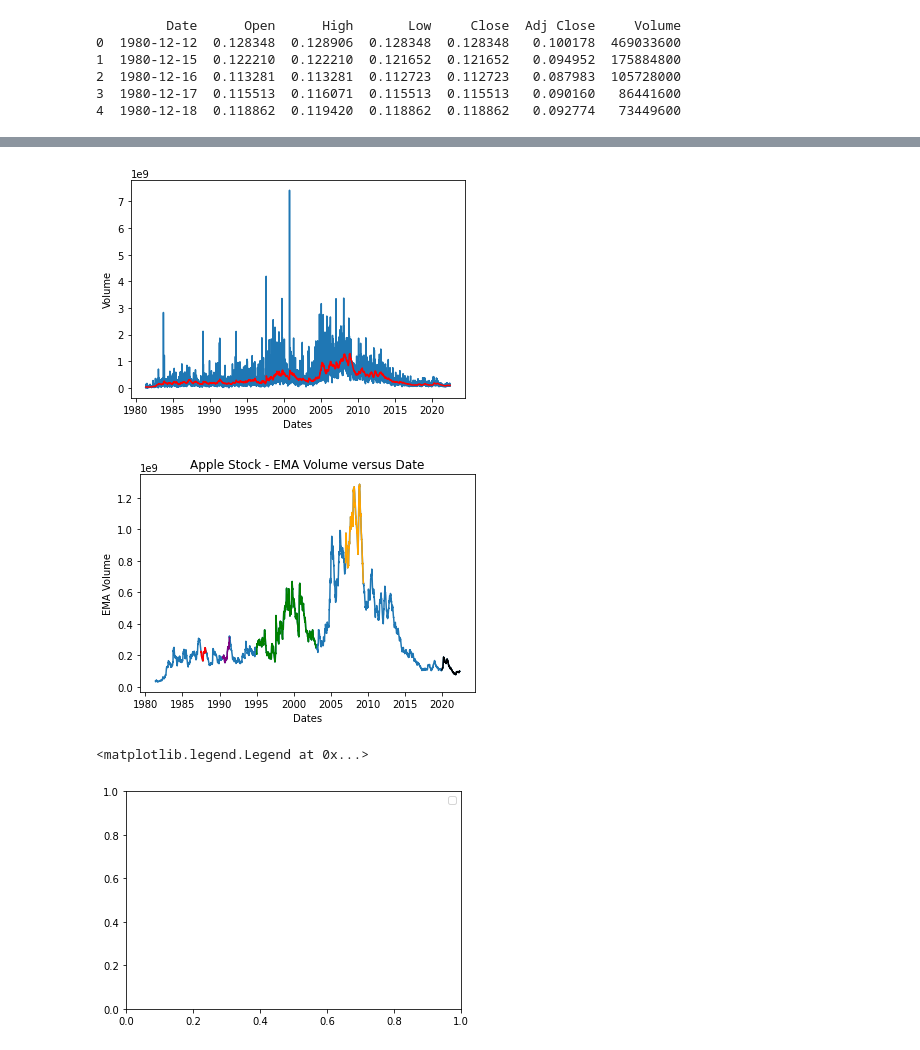
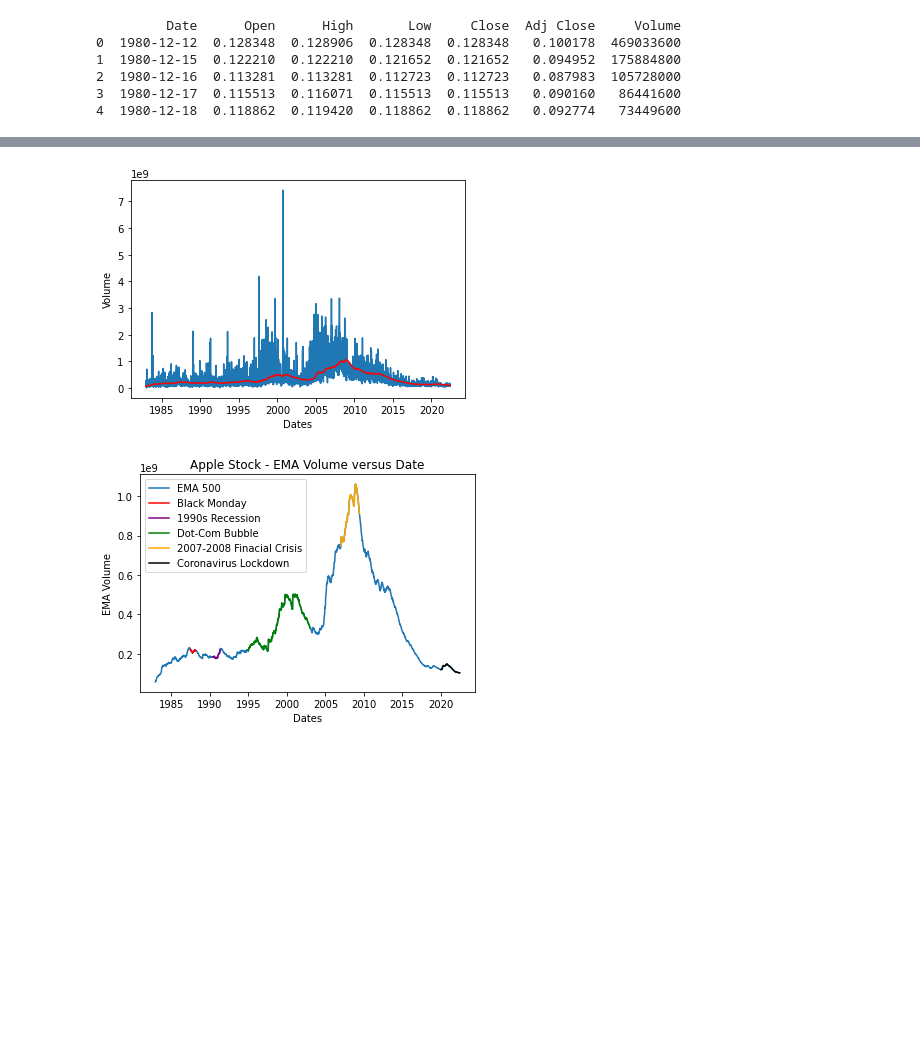
Before and after one commit to RishabhAgarwal143/ECEProject-Stocks, a Jupyter notebook: volumeRegression.ipynb, the cells around one changed output, grey strips where cells are left out. Saved outputs shown, nothing was run; the diff lists cells and outputs as text; code cells hidden in the pictures; blank space fills up the shorter version.

```diff
--- a/volumeRegression.ipynb
+++ b/volumeRegression.ipynb
@@ -63,7 +63,7 @@ Date
 [10459 rows x 2 columns]
 # %%
 #remove n rows
-n = 100
+n = 500
 data = data.iloc[n:]
 dates = dates.iloc[n:]
 print(data)
@@ -177,45 +86,43 @@ plt.show()
 # %%
 plt.plot(data[["Volume"]])
-plt.plot(data[["EMA_100"]], color="red")
+plt.plot(data[["EMA_500"]], color="red")
 plt.plot()
 plt.xlabel("Dates")
 plt.ylabel("Volume")
 plt.show()
 # %% [output]
-[figure, old version]
+[figure, new version]
 # %%
 #Actual Plot
-plt.plot(data[["EMA_100"]])
+plt.plot(data[["EMA_500"]])
 plt.xlabel("Dates")
 plt.ylabel("EMA Volume")
 plt.title("Apple Stock - EMA Volume versus Date")
 
 #Create line plots for recessions
-data_used = data[["EMA_100"]]
+data_used = data[["EMA_500"]]
 black_monday_1980 = data_used["1987-07-01":"1988-03-01"]
 plt.plot(black_monday_1980, c = "red")
 
 recession_1990s = data_used["1990-06-01":"1991-05-01"]
 plt.plot(recession_1990s, c = "purple")
 
 dot_cot_bubble = data_used["1995-01-01":"2002-12-31"]
 plt.plot(dot_cot_bubble, c="green")
 
 financial_crisis_2008 = data_used["2007-01-01":"2009-6-1"]
 plt.plot(financial_crisis_2008, c = "orange")
 
 corona = data_used["2020-01-01":]
 plt.plot(corona, c = "black")
 
-recessions = ["EMA 100", "Black Monday", "1990s Recession",
+recessions = ["EMA 500", "Black Monday", "1990s Recession",
 "Dot-Com Bubble", "2007-2008 Finacial Crisis", "Coronavirus Lockdown"]
 plt.legend(recessions)
 
 plt.show()
 # %% [output]
-[figure, old version]
+[figure, new version]
-<matplotlib.legend.Legend at 0x...>
-[figure, removed]
 # %%
 
 plt.plot(data[["Volume"]])
```
Also changed, not shown: parts of 12 cells of this notebook.
